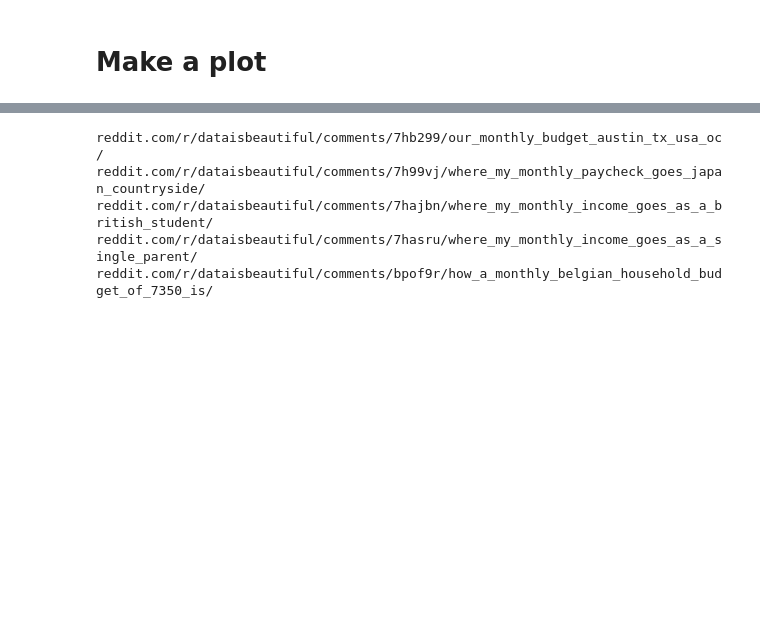
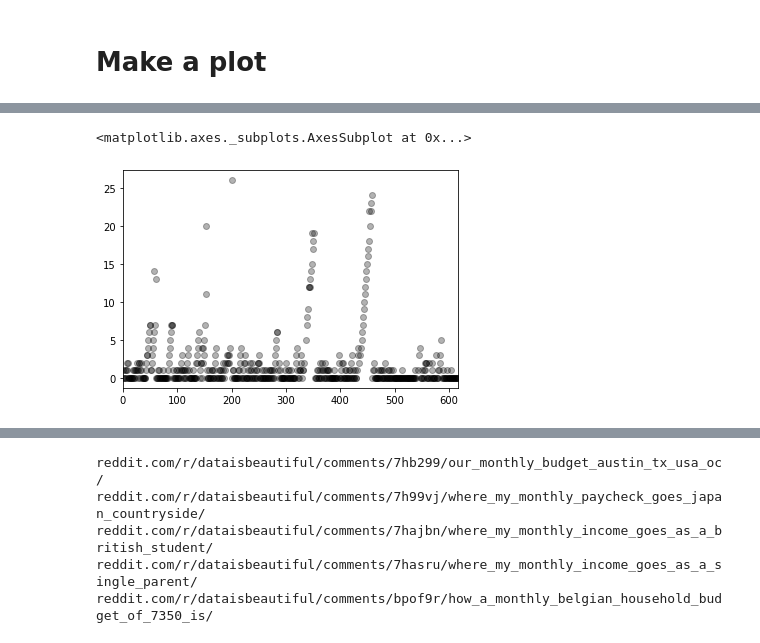
Before and after one commit to johnwmillr/RedditApi, a Jupyter notebook: reddit.ipynb, the cells around one changed output, grey strips where cells are left out. Saved outputs shown, nothing was run; the diff lists cells and outputs as text; code cells hidden in the pictures; blank space fills up the shorter version.

```diff
--- a/reddit.ipynb
+++ b/reddit.ipynb
@@ -112,0 +148,5 @@ sns.regplot(data=data[data.ups >= 100], x="ups", y="number_of_followup_posts")
+# %%
+data.number_of_followup_posts.plot(kind='line', style='ko', alpha=0.3)
+# %% [output]
+<matplotlib.axes._subplots.AxesSubplot at 0x...>
+[figure, added]
```
Also changed, not shown: parts of 27 cells of this notebook.
